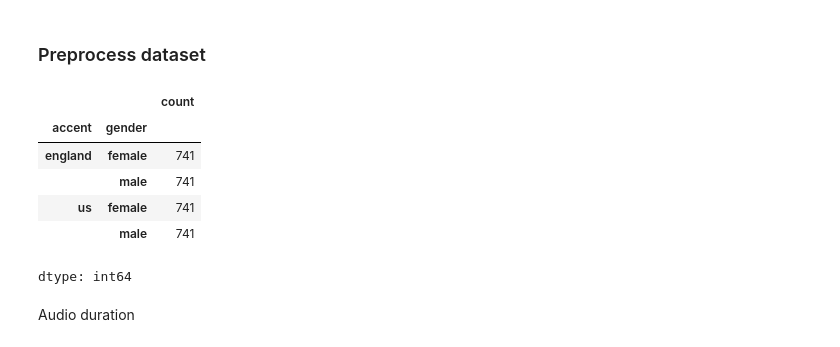
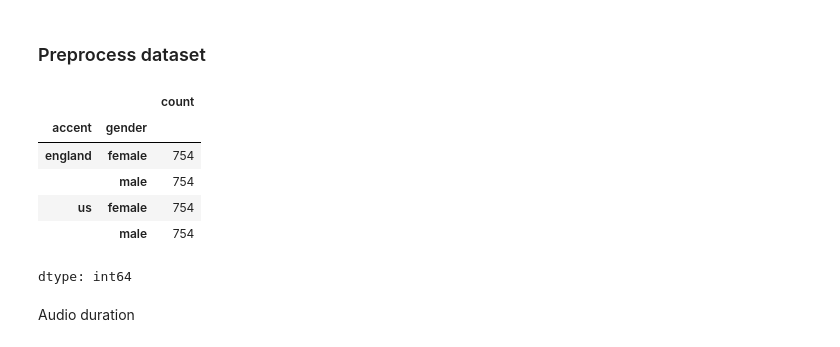
Before and after one commit to B4nitezDev/Phonemix, a Jupyter notebook: notebooks/experiment.ipynb, the cells around one changed output. Drawn from its saved outputs; the diff is of its cells as text; code cells hidden in the pictures.

```diff
--- a/notebooks/experiment.ipynb
+++ b/notebooks/experiment.ipynb
@@ -50,38 +60,38 @@ validation_df = cv_1_validation.to_pandas()
 # %%
 ### Equilibrar por Acento y Genero
 
 # Concatenar los DataFrames de train, validation y test
 # df = pd.concat([train_df, validation_df, test_df], ignore_index=True)
 
-df = train_df.sample(n=50000)
+df = train_df.sample(n=60000, random_state=3)
 
 # Filtrar por los valores de género (Male y Female) y por acento (US y England)
 df = df[df['gender'].isin(['male', 'female']) & df['accent'].isin(['us', 'england'])]
 
 # Contar el número de muestras por combinación de género y acento
 group_counts = df.groupby(['gender', 'accent']).size().reset_index(name='count')
 
 # Encontrar el número mínimo de muestras en los subgrupos
 min_count = group_counts['count'].min()
 
 # Filtrar y equilibrar el DataFrame por cada combinación de género y acento
 balanced_dfs = []
 for (gender, accent), group in df.groupby(['gender', 'accent']):
     balanced_group = group.sample(n=min_count, random_state=42)
     balanced_dfs.append(balanced_group)
 
 # Combinar los DataFrames equilibrados
 balanced_df = pd.concat(balanced_dfs, ignore_index=True)
 
 # Verificar el resultado
 balanced_df[['accent', 'gender']].value_counts()
 # %% [output]
 |  |  | count |
 | accent | gender |  |
-| england | female | 741 |
-|  | male | 741 |
-| us | female | 741 |
-|  | male | 741 |
+| england | female | 754 |
+|  | male | 754 |
+| us | female | 754 |
+|  | male | 754 |
 dtype: int64
 # %% [markdown]
 Audio duration
```
Also changed, not shown: parts of 4 cells of this notebook, 1 other file.
